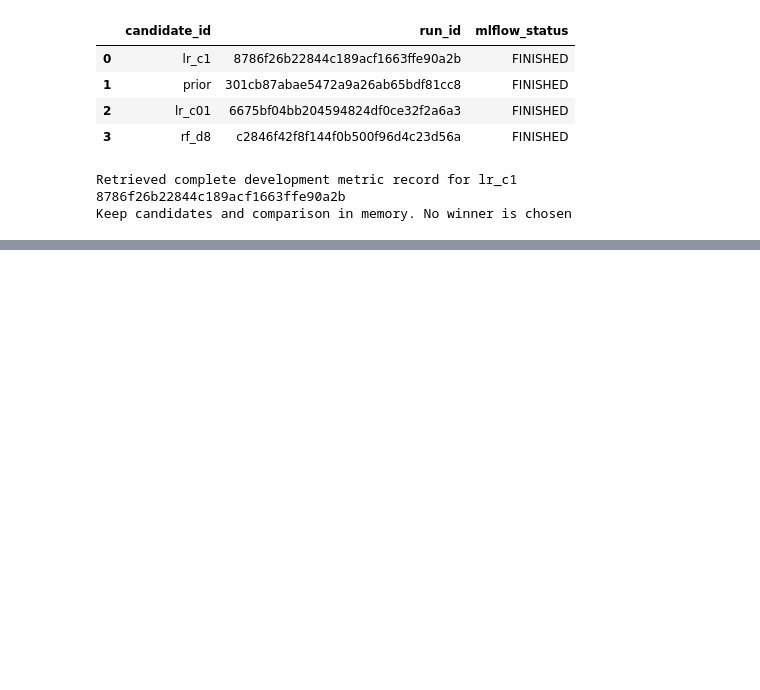
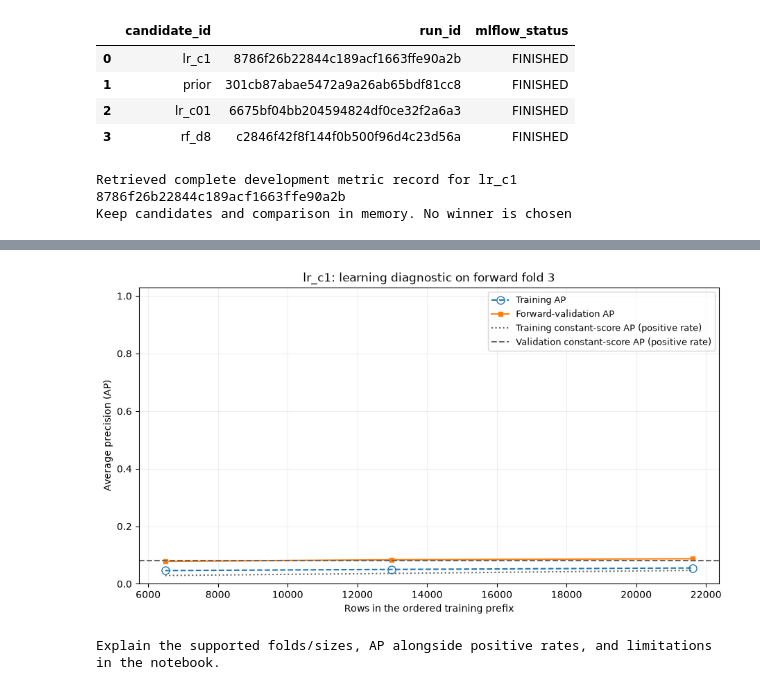
Before and after one commit to kishan0-07/campaign, a Jupyter notebook: analysis.ipynb, the cells around one changed output, grey strips where cells are left out. Drawn from its saved outputs; the diff is of its cells as text; code cells hidden in the pictures; blank space fills up the shorter version.

```diff
--- a/analysis.ipynb
+++ b/analysis.ipynb
@@ -829,0 +986,29 @@ Keep candidates and comparison in memory. No winner is chosen
+# %%
+f_figure, f_axis = plt.subplots(figsize=(9, 5), layout="constrained")
+if not curve_table.empty:
+    f_axis.plot(curve_table["train_n"], curve_table["train_ap"], "o--", markersize=8,
+                markerfacecolor="none", label="Training AP")
+    f_axis.plot(curve_table["train_n"], curve_table["valid_ap"], "s-", markersize=4,
+                label="Forward-validation AP")
+    f_axis.plot(curve_table["train_n"], curve_table["train_rate"], ":", color="0.4",
+                label="Training constant-score AP (positive rate)")
+    f_axis.axhline(curve_table["valid_rate"].iloc[0], linestyle="--", color="0.4",
+                   label="Validation constant-score AP (positive rate)")
+    f_axis.set(xlabel="Rows in the ordered training prefix", ylabel="Average precision (AP)",
+               ylim=(0, 1.03), title=f"lr_c1: learning diagnostic on forward fold {f_curve_fold}")
+    f_axis.grid(alpha=0.2)
+    f_axis.legend(fontsize=9)
+else:
+    f_axis.set_axis_off()
+    f_axis.text(0.5, 0.5, "No supported learning-curve points.\n"
+               "See fold_diagnostics.csv and learning_sizes.csv for class-support reasons.\n"
+               "No learning-curve scores were calculated.", ha="center", va="center",
+               transform=f_axis.transAxes, wrap=True)
+
+f_figure.savefig(f_results / "figures/ordered_learning_curve.png", dpi=150)
+plt.show()
+plt.close(f_figure)
+print("Explain the supported folds/sizes, AP alongside positive rates, and limitations in the notebook.")
+# %% [output]
+[figure, added]
+Explain the supported folds/sizes, AP alongside positive rates, and limitations in the notebook.
```
Also changed, not shown: parts of 12 cells of this notebook, 12 other files.
